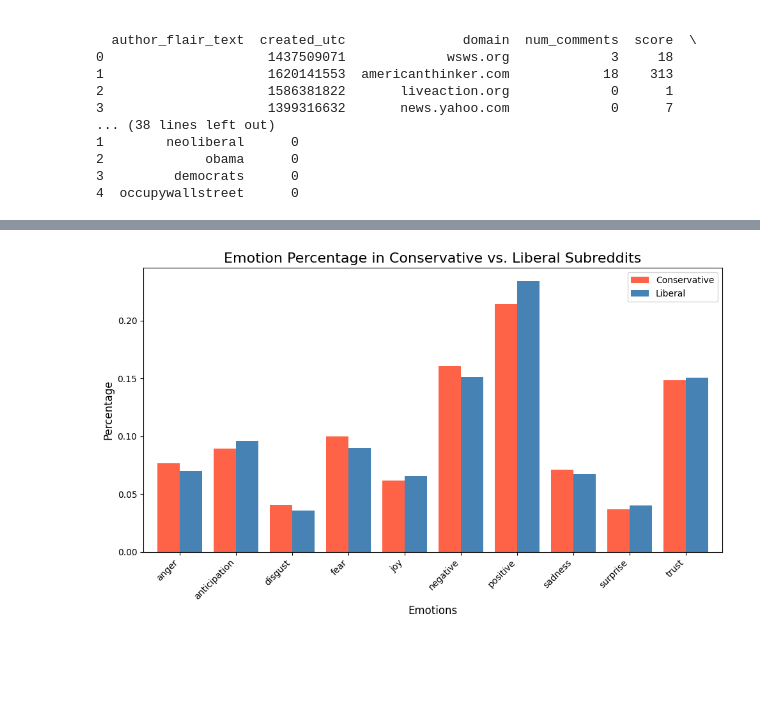
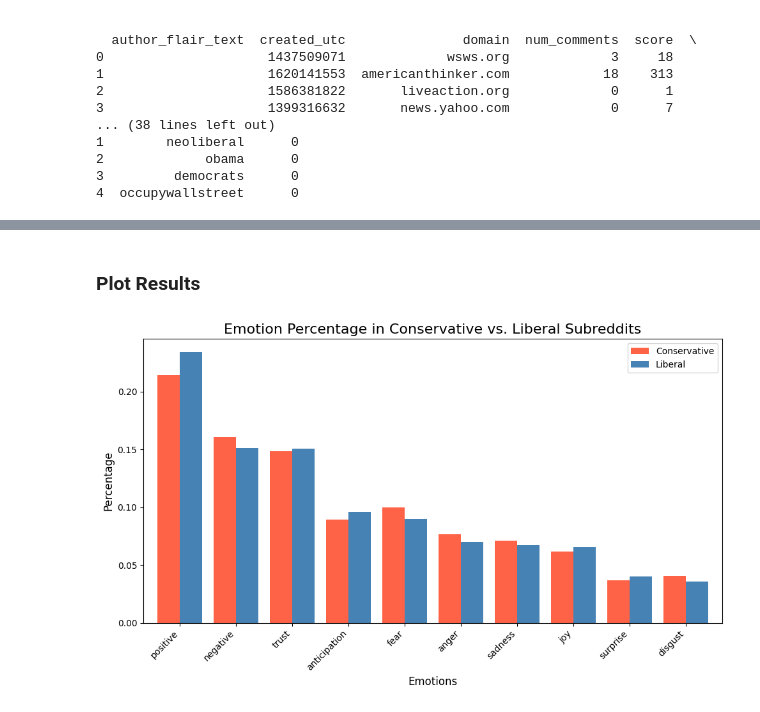
Before and after one commit to cynthiawang4/ADA-Group-Project, a Jupyter notebook: RQ2.ipynb, the cells around one changed output, grey strips where cells are left out. Saved outputs shown, nothing was run; the diff lists cells and outputs as text; code cells hidden in the pictures; blank space fills up the shorter version.

```diff
--- a/RQ2.ipynb
+++ b/RQ2.ipynb
@@ -60,29 +59,3 @@ print(lib_df.head())
 2             obama      0
 3         democrats      0
 4  occupywallstreet      0
-# %%
-# Faster function using joblib
-def get_emotions(text):
-    try:
-        emotions = NRCLex(text)
-        return emotions.raw_emotion_scores
-    except:
-        return {}
-
-# This will use all CPU cores - or you can pass n_jobs=4 or something
-def process_with_joblib(articles):
-    results = Parallel(n_jobs=-1)(
-        delayed(get_emotions)(text) for text in tqdm(articles)
-    )
-    return results
-
-# Process again, but now faster
-con_emotions = process_with_joblib(con_df['article'].tolist())
-lib_emotions = process_with_joblib(lib_df['article'].tolist())
-
-# Save back into DataFrames
-con_df['emotions'] = con_emotions
-lib_df['emotions'] = lib_emotions
-
-print(con_df[['article', 'emotions']].head())
-print(lib_df[['article', 'emotions']].head())
@@ -166,26 +169,29 @@ emotion_df.sort_values("Conservative", ascending=False).head(10)
+# %% [markdown]
+### Plot Results
 # %%
-import matplotlib.pyplot as plt
-
 # Set the plot size
 plt.figure(figsize=(10, 6))
 
+# Sort the DataFrame by the 'Conservative %' (or 'Liberal %') column in descending order
+emotion_df_sorted = emotion_df[['Conservative %', 'Liberal %']].sort_values(by='Liberal %', ascending=False)
+
 # Plotting percentages for each subreddit
 # For each emotion, plot a bar for Conservative and Liberal, side by side
-emotion_df[['Conservative %', 'Liberal %']].plot(kind='bar', width=0.8, color=['#FF6347', '#4682B4'], ax=plt.gca())
+emotion_df_sorted[['Conservative %', 'Liberal %']].plot(kind='bar', width=0.8, color=['#FF6347', '#4682B4'], ax=plt.gca())
 
 # Adding labels and title
 plt.title("Emotion Percentage in Conservative vs. Liberal Subreddits", fontsize=16)
 plt.xlabel("Emotions", fontsize=12)
 plt.ylabel("Percentage", fontsize=12)
 
 # Show legend
 plt.legend(["Conservative", "Liberal"], loc="upper right")
 
 # Rotate x-axis labels for readability
 plt.xticks(rotation=45, ha='right')
 
 # Display the plot
 plt.tight_layout()
 plt.show()
 # %% [output]
-[figure, old version]
+[figure, new version]
```
Also changed, not shown: parts of 10 cells of this notebook, 2 other files.
